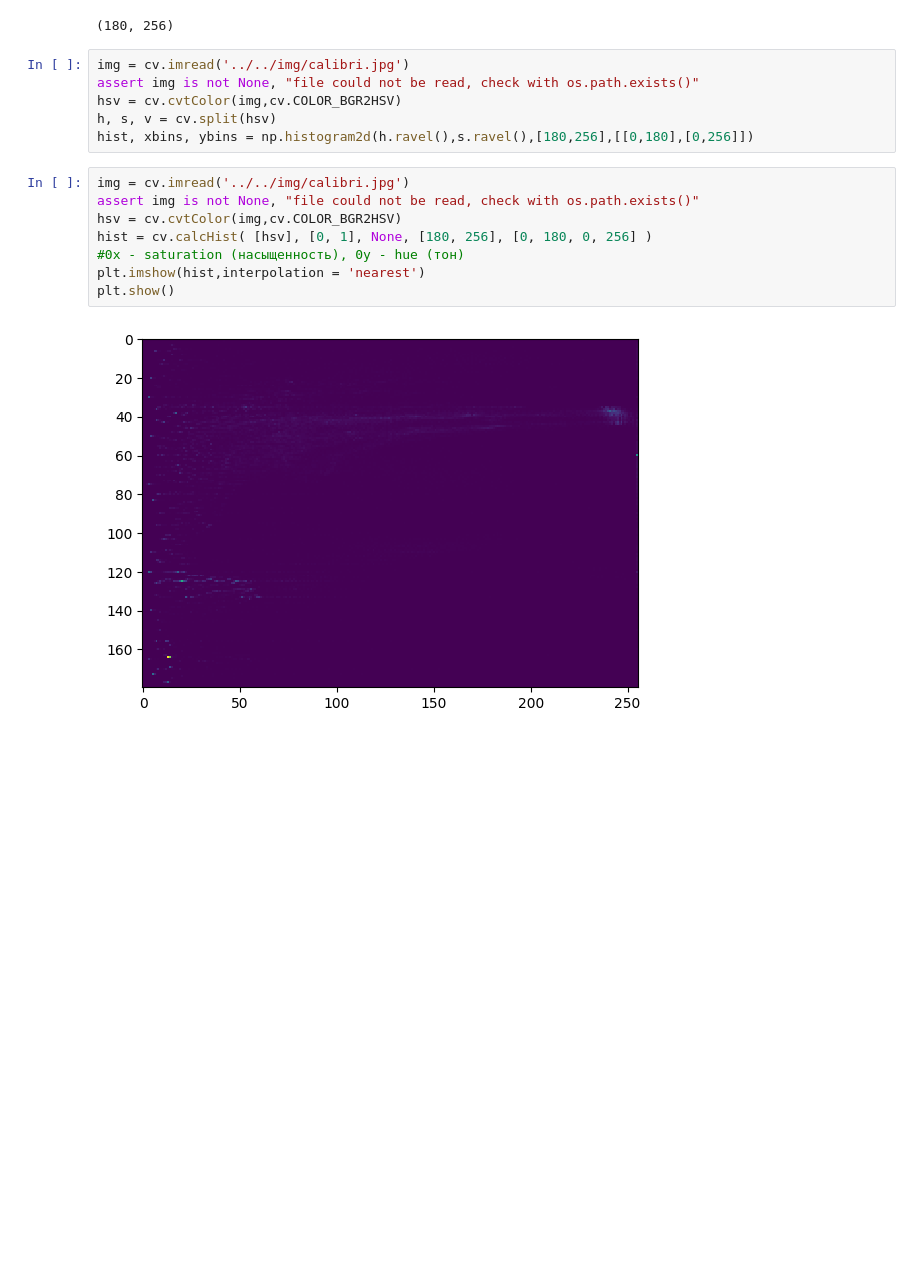
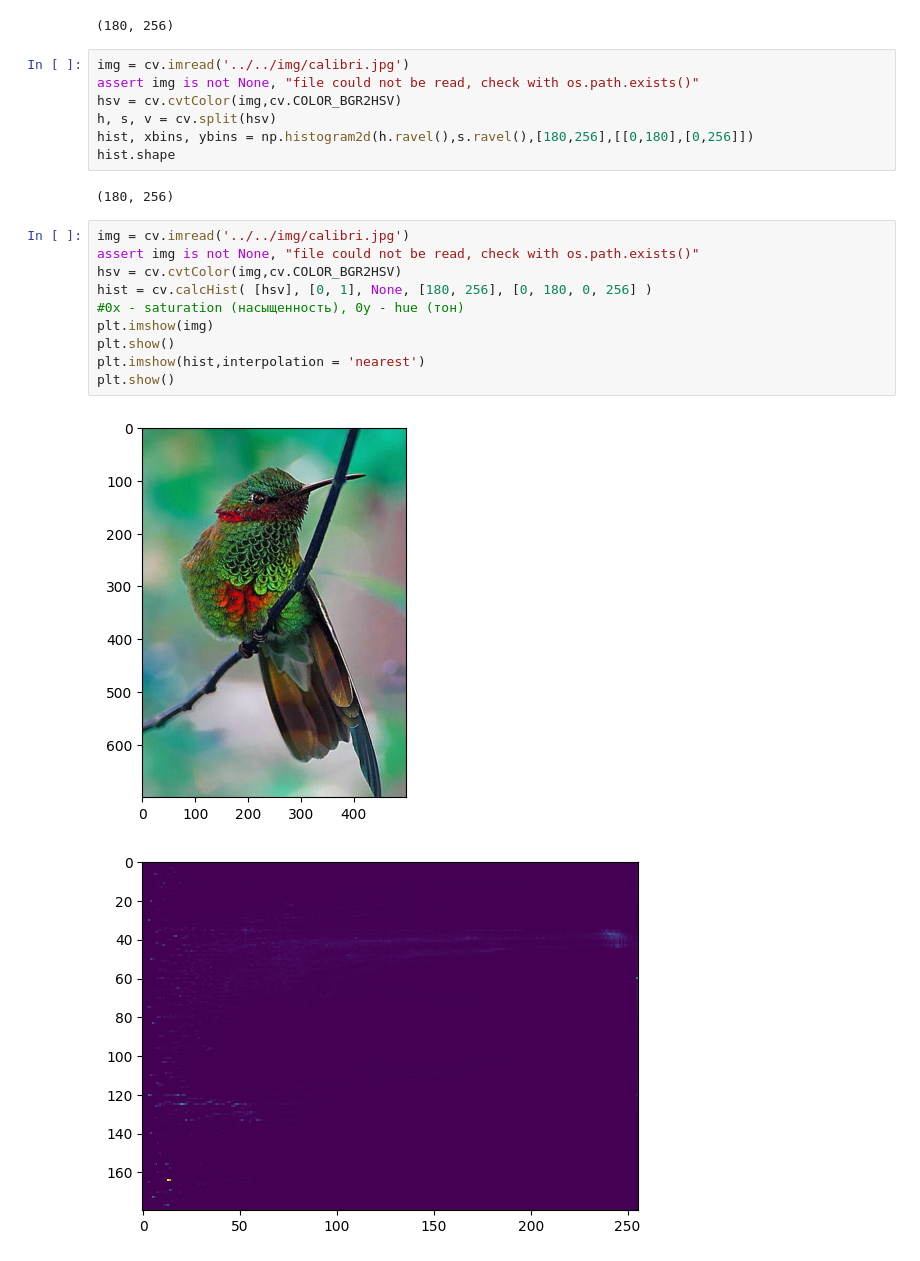
Before and after one commit to AlexanderTereshenkov/computer-vision, a Jupyter notebook: Labs/Lab8/task_3.ipynb, the cells around one changed output. Saved outputs shown, nothing was run; the diff lists cells and outputs as text; blank space fills up the shorter version.

```diff
--- a/Labs/Lab8/task_3.ipynb
+++ b/Labs/Lab8/task_3.ipynb
@@ -17,13 +17,19 @@ assert img is not None, "file could not be read, check with os.path.exists()"
 hsv = cv.cvtColor(img,cv.COLOR_BGR2HSV)
 h, s, v = cv.split(hsv)
 hist, xbins, ybins = np.histogram2d(h.ravel(),s.ravel(),[180,256],[[0,180],[0,256]])
+hist.shape
+# %% [output]
+(180, 256)
 # %%
 img = cv.imread('../../img/calibri.jpg')
 assert img is not None, "file could not be read, check with os.path.exists()"
 hsv = cv.cvtColor(img,cv.COLOR_BGR2HSV)
 hist = cv.calcHist( [hsv], [0, 1], None, [180, 256], [0, 180, 0, 256] )
 #0x - saturation (насыщенность), 0y - hue (тон)
+plt.imshow(img)
+plt.show()
 plt.imshow(hist,interpolation = 'nearest')
 plt.show()
 # %% [output]
-[figure, old version]
+[figure, new version]
+[figure, added]
```
Also changed, not shown: 4 other files.
